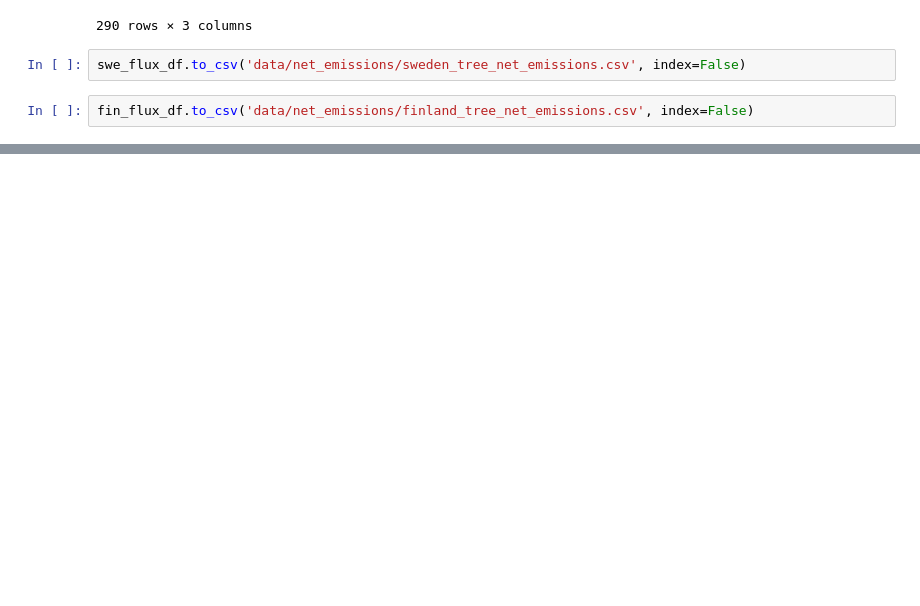
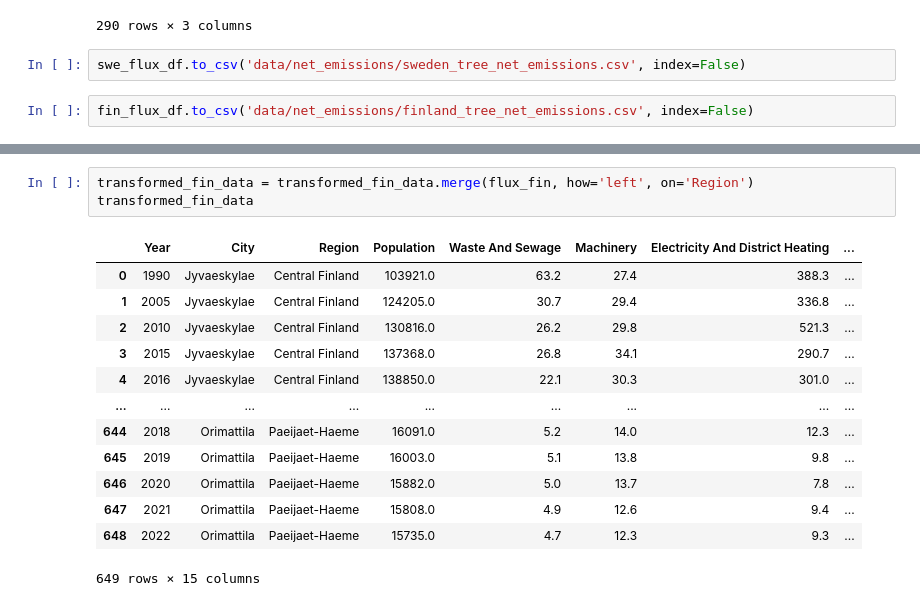
Before and after one commit to paleru/Cityplanner_Tool, a Jupyter notebook: transform_flux_emissions.ipynb, the cells around one changed output, grey strips where cells are left out. Drawn from its saved outputs; the diff is of its cells as text; blank space fills up the shorter version.

```diff
--- a/transform_flux_emissions.ipynb
+++ b/transform_flux_emissions.ipynb
@@ -238,0 +219,17 @@ transformed_fin_data = pd.read_csv('data/transformed_finland_data/finland_cities
+# %%
+transformed_fin_data = transformed_fin_data.merge(flux_fin, how='left', on='Region')
+transformed_fin_data
+# %% [output]
+|  | Year | City | Region | Population | Waste And Sewage | Machinery | Electricity And District Heating | ... |
+| 0 | 1990 | Jyvaeskylae | Central Finland | 103921.0 | 63.2 | 27.4 | 388.3 | ... |
+| 1 | 2005 | Jyvaeskylae | Central Finland | 124205.0 | 30.7 | 29.4 | 336.8 | ... |
+| 2 | 2010 | Jyvaeskylae | Central Finland | 130816.0 | 26.2 | 29.8 | 521.3 | ... |
+| 3 | 2015 | Jyvaeskylae | Central Finland | 137368.0 | 26.8 | 34.1 | 290.7 | ... |
+| 4 | 2016 | Jyvaeskylae | Central Finland | 138850.0 | 22.1 | 30.3 | 301.0 | ... |
+| ... | ... | ... | ... | ... | ... | ... | ... | ... |
+| 644 | 2018 | Orimattila | Paeijaet-Haeme | 16091.0 | 5.2 | 14.0 | 12.3 | ... |
+| 645 | 2019 | Orimattila | Paeijaet-Haeme | 16003.0 | 5.1 | 13.8 | 9.8 | ... |
+| 646 | 2020 | Orimattila | Paeijaet-Haeme | 15882.0 | 5.0 | 13.7 | 7.8 | ... |
+| 647 | 2021 | Orimattila | Paeijaet-Haeme | 15808.0 | 4.9 | 12.6 | 9.4 | ... |
+| 648 | 2022 | Orimattila | Paeijaet-Haeme | 15735.0 | 4.7 | 12.3 | 9.3 | ... |
+649 rows × 15 columns
```
Also changed, not shown: parts of 12 cells of this notebook, 7 other files.
